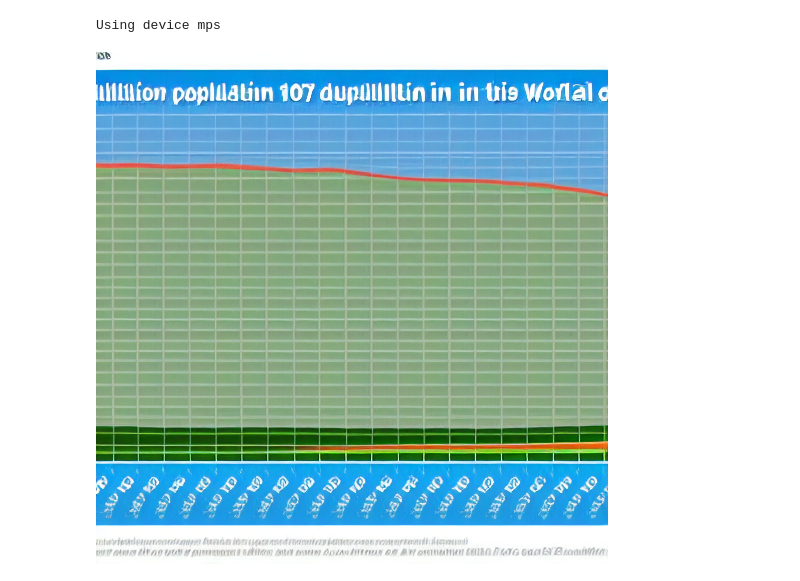
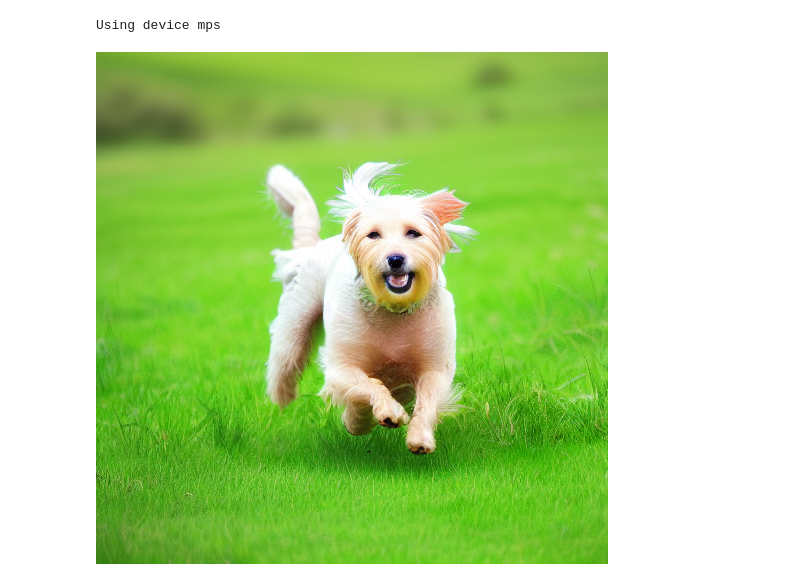
Before and after one commit to PhilipWilliamVentura/RAGChatbot-and-Diffusion-model, a Jupyter notebook: sd/demo.ipynb, the cells around one changed output. Saved outputs shown, nothing was run; the diff lists cells and outputs as text; code cells hidden in the pictures.

```diff
--- a/sd/demo.ipynb
+++ b/sd/demo.ipynb
@@ -8,11 +8,11 @@ import torch
 DEVICE = 'cpu'
 
 ALLOW_CUDA = False
-ALLOW_MPS = True
+ALLOW_MPS = True # False if you want to use cpu
 
 if torch.cuda.is_available() and ALLOW_CUDA:
     DEVICE = 'cuda'
-elif (torch.has_mps or torch.backend.mps.is_available()) and ALLOW_MPS:
+elif (torch.backend.mps.is_available()) and ALLOW_MPS:
     DEVICE = 'mps'
 print(f'Using device {DEVICE}')
 
@@ -22,7 +22,7 @@ models = model_loader.preload_models_from_standard_weights(model_file, DEVICE)
 
 # TEXT TO IMAGE
 
-prompt = "" # Add prompt here
+prompt = "A blond dog running in green grass, highly detailed, ultra cinematic, 8k resolution" # Add prompt here
 uncond_prompt = "" # Can use as a negative prompt
 do_cfg = True
 cfg_scale = 9
@@ -31,31 +31,31 @@ cfg_scale = 9
 
 input_image = None
 image_path = "" # Add image here
 if image_path:
     input_image = Image.open(image_path)
 strength = 0.9
 
 sampler = 'ddpm'
 num_inference_steps = 50
 seed = 42
 
 output_image = pipeline.generate(
     prompt=prompt,
     uncond_prompt=uncond_prompt,
     input_image=input_image,
     strength=strength,
     do_cfg=do_cfg,
     cfg_scale=cfg_scale,
     sampler_name=sampler,
     n_inference_steps=num_inference_steps,
     seed=seed,
     models=models,
     device=DEVICE,
     idle_device='cpu',
     tokenizer=tokenizer
 )
 
 Image.fromarray(output_image)
 # %% [output]
 Using device mps
-[figure, old version]
+[figure, new version]
```
